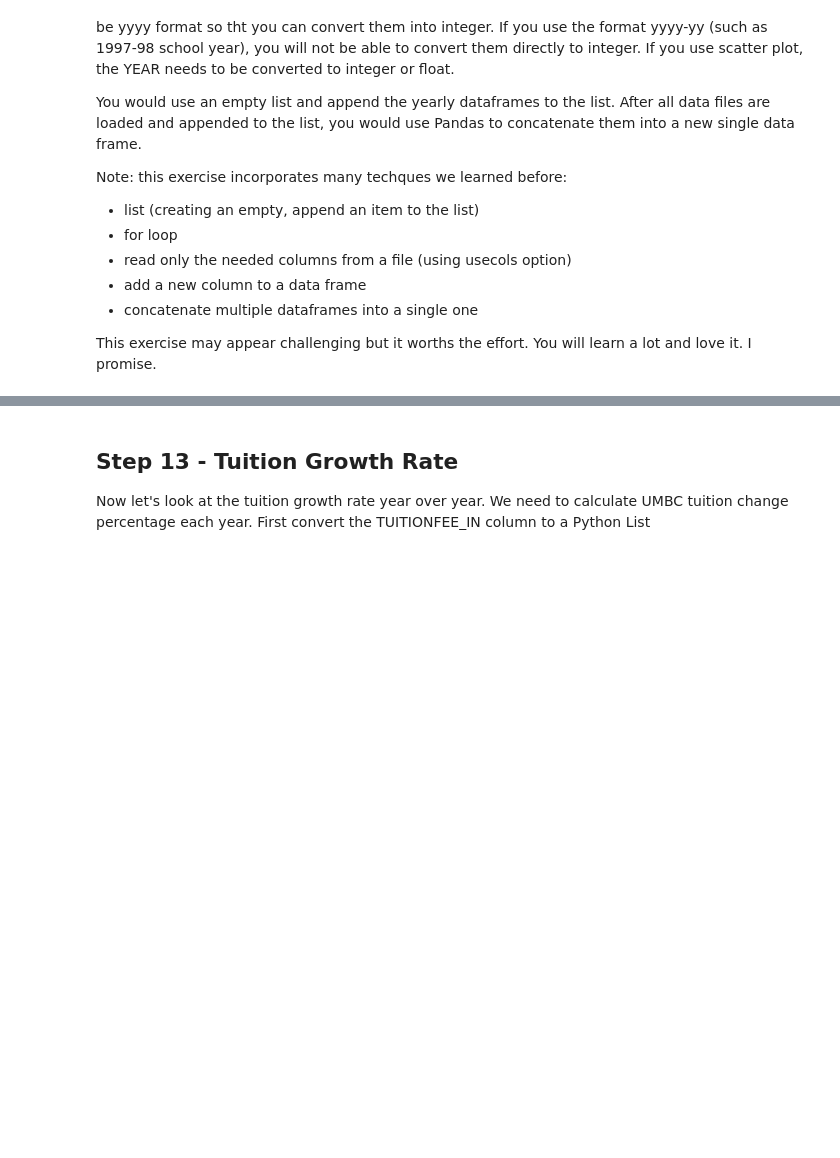
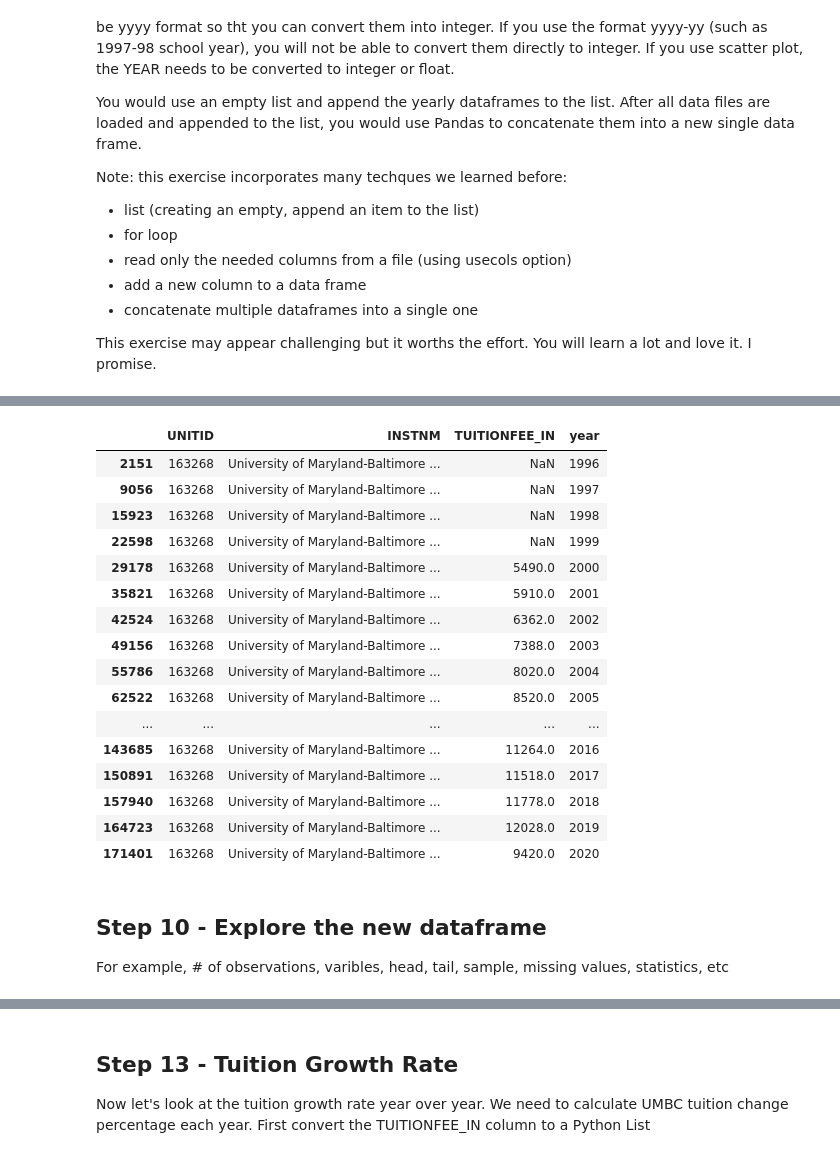
Before and after one commit to arthik1699/DATA690_Data_Visulaization_Statistics, a Jupyter notebook: Assignment_06/assignments/assignment_06_colleges2/assignment_06.ipynb, the cells around one changed output, grey strips where cells are left out. Saved outputs shown, nothing was run; the diff lists cells and outputs as text; code cells hidden in the pictures; blank space fills up the shorter version.

```diff
--- a/Assignment_06/assignments/assignment_06_colleges2/assignment_06.ipynb
+++ b/Assignment_06/assignments/assignment_06_colleges2/assignment_06.ipynb
@@ -85,3 +164,5 @@ You would need to import a standard Python library called os which stands for op
 os library has a method call listdir which generates a list of files in a directory/folder. Use this method to assign the contents (list of file names) of the data folder to a variable and display it. If necessary, you can use ../ construct to traverse to the parent folder and then to another foloder parallel to the current folder
 # %%
 #(Write code below)
+name_list = os.listdir()
+name_list
@@ -96,0 +229,4 @@ For example, use the file extension to only use the csv files or use the name pa
+# %%
+yearly_list = [file_name for file_name in name_list if file_name.startswith("MERGED")]
+
+yearly_list
@@ -114,0 +275,18 @@ This exercise may appear challenging but it worths the effort. You will learn a
+# %%
+#(Write code here)
+
+# df_all = pd.DataFrame()  this empty dataframe does not work for the append method.
+
+yearly_list.sort()
+
+print("processing file", yearly_list[0])
+df_all = pd.read_csv("/content/" + yearly_list[0], usecols=['UNITID', 'INSTNM', 'TUITIONFEE_IN'])
+df_all["year"] = yearly_list[0][6:10]
+print(df_all.shape)
+
+for yearly_file in yearly_list[1:]:
+    print("processing file", yearly_file)
+    df = pd.read_csv("/content/" + yearly_file, usecols=['UNITID', 'INSTNM', 'TUITIONFEE_IN'])
+    df["year"] = yearly_file[6:10]
+    df_all = df_all.append(df, ignore_index = True)
+    print(df_all.shape)
@@ -114,0 +426,26 @@ This exercise may appear challenging but it worths the effort. You will learn a
+# %%
+#(Write code here)
+df_3 = df_all[df_all["INSTNM"].str.contains("University of Maryland-Baltimore County")]
+df_3
+# %% [output]
+|  | UNITID | INSTNM | TUITIONFEE_IN | year |
+| 2151 | 163268 | University of Maryland-Baltimore ... | NaN | 1996 |
+| 9056 | 163268 | University of Maryland-Baltimore ... | NaN | 1997 |
+| 15923 | 163268 | University of Maryland-Baltimore ... | NaN | 1998 |
+| 22598 | 163268 | University of Maryland-Baltimore ... | NaN | 1999 |
+| 29178 | 163268 | University of Maryland-Baltimore ... | 5490.0 | 2000 |
+| 35821 | 163268 | University of Maryland-Baltimore ... | 5910.0 | 2001 |
+| 42524 | 163268 | University of Maryland-Baltimore ... | 6362.0 | 2002 |
+| 49156 | 163268 | University of Maryland-Baltimore ... | 7388.0 | 2003 |
+| 55786 | 163268 | University of Maryland-Baltimore ... | 8020.0 | 2004 |
+| 62522 | 163268 | University of Maryland-Baltimore ... | 8520.0 | 2005 |
+| ... | ... | ... | ... | ... |
+| 143685 | 163268 | University of Maryland-Baltimore ... | 11264.0 | 2016 |
+| 150891 | 163268 | University of Maryland-Baltimore ... | 11518.0 | 2017 |
+| 157940 | 163268 | University of Maryland-Baltimore ... | 11778.0 | 2018 |
+| 164723 | 163268 | University of Maryland-Baltimore ... | 12028.0 | 2019 |
+| 171401 | 163268 | University of Maryland-Baltimore ... | 9420.0 | 2020 |
+# %% [markdown]
+## Step 10 - Explore the new dataframe
+
+For example, # of observations, varibles, head, tail, sample, missing values, statistics, etc
```
Also changed, not shown: parts of 41 cells of this notebook.
